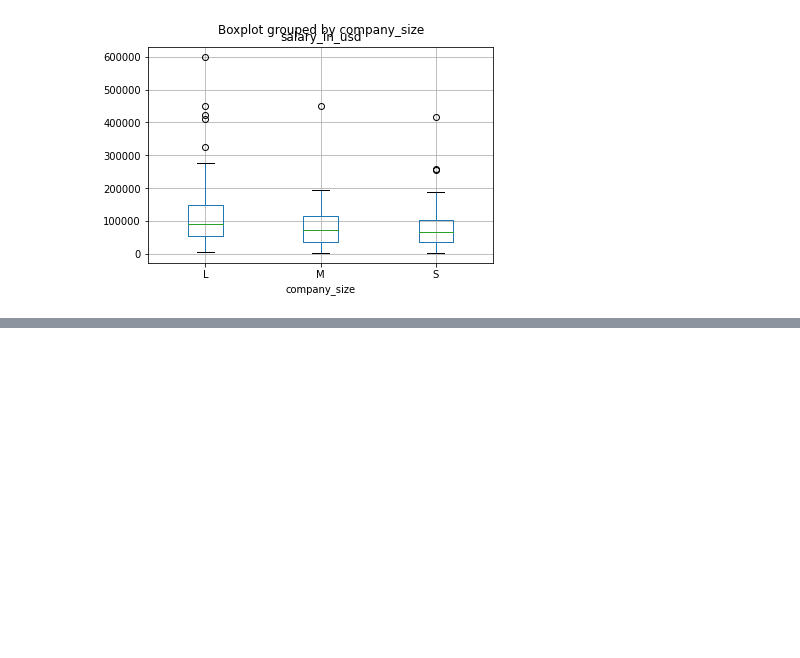
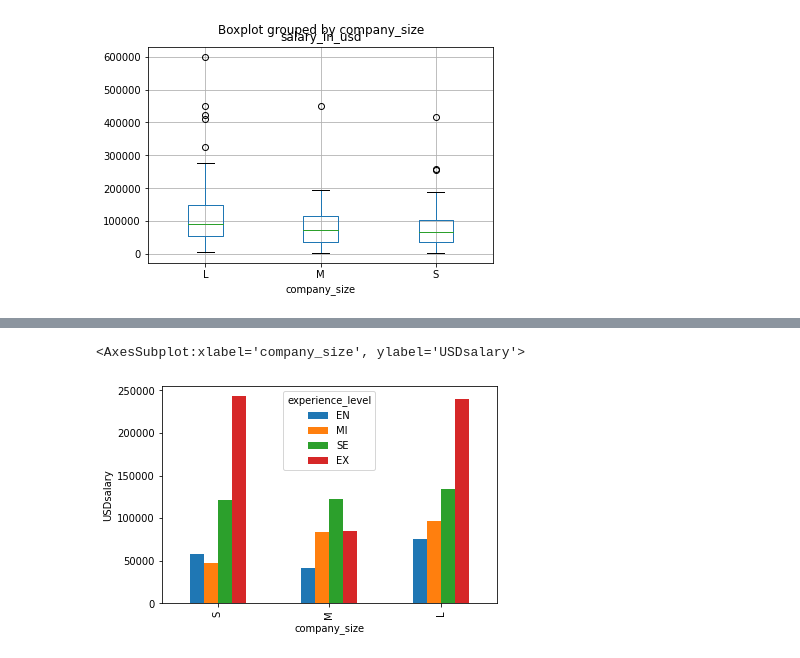
Before and after one commit to Harshhhh1701/Learning--Data-Science, a Jupyter notebook: py10.ipynb, the cells around one changed output, grey strips where cells are left out. Cells and saved outputs as stored; diff of their text form; code cells hidden in the pictures; blank space fills up the shorter version.

```diff
--- a/py10.ipynb
+++ b/py10.ipynb
@@ -98,3 +98,5 @@ data.boxplot(column='salary_in_usd',by='company_size')
 # %% [output]
 <AxesSubplot:title={'center':'salary_in_usd'}, xlabel='company_size'>
 [figure]
+# %%
+plot_data=data.groupby(['company_size','experience_level'])['salary_in_usd'].mean().unstack()
@@ -100,0 +111,4 @@ data.boxplot(column='salary_in_usd',by='company_size')
+# %%
+plot_data=plot_data.reindex(index=['S','M','L'])
+plot_data=plot_data[['EN','MI','SE','EX']]
+plot_data
@@ -100,0 +121,5 @@ data.boxplot(column='salary_in_usd',by='company_size')
+# %%
+plot_data.plot.bar(ylabel='USDsalary')
+# %% [output]
+<AxesSubplot:xlabel='company_size', ylabel='USDsalary'>
+[figure, added]
```
Also changed, not shown: parts of 2 cells of this notebook.
